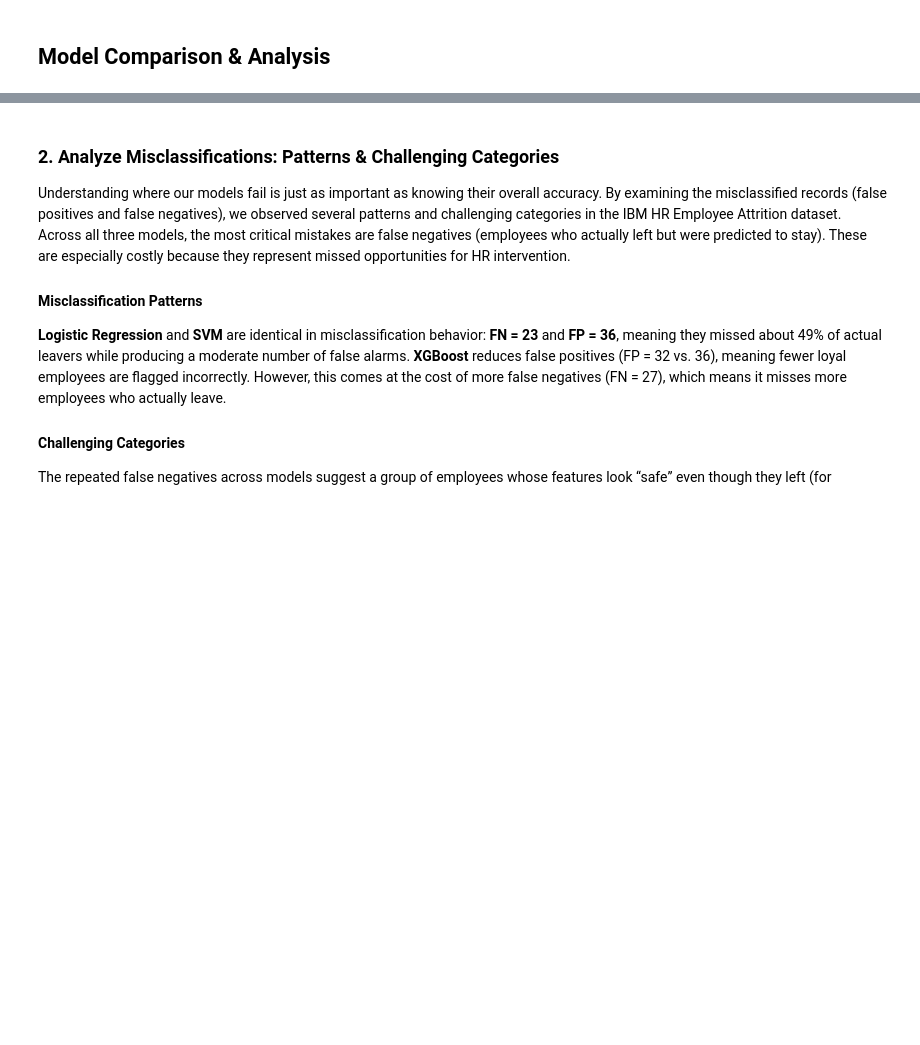
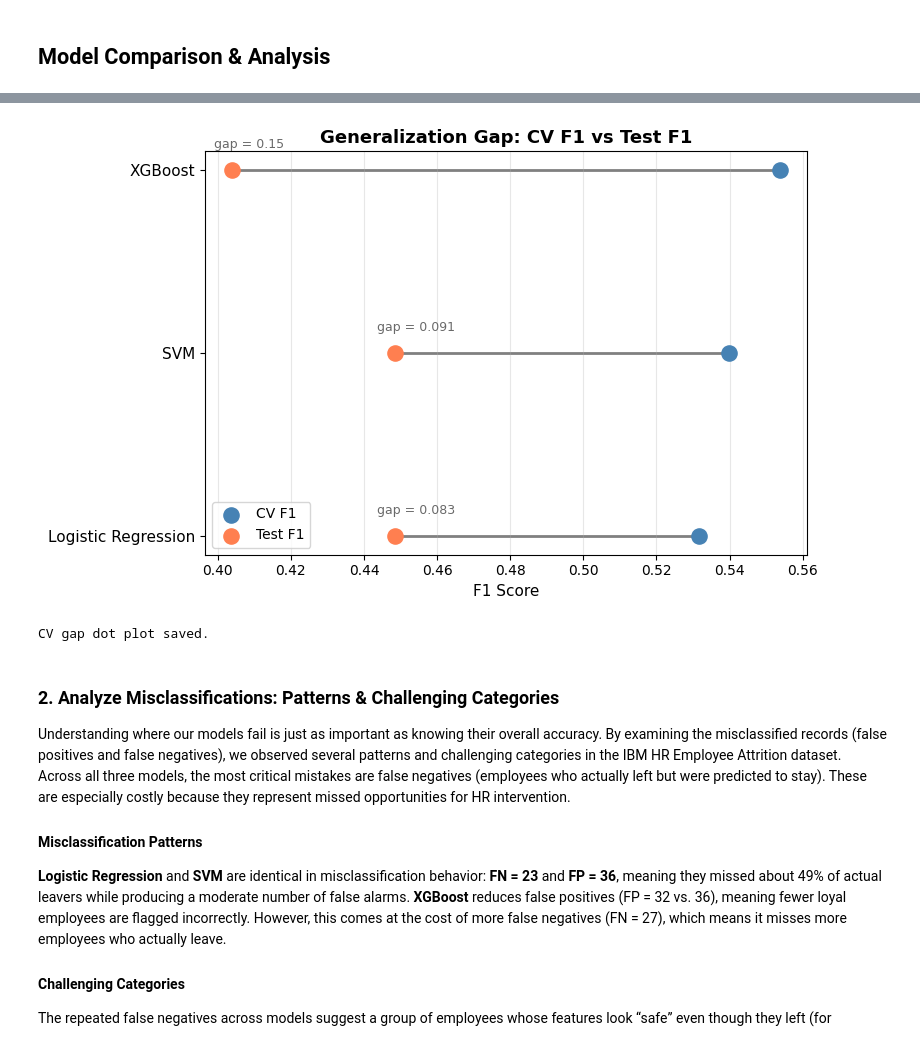
Before and after one commit to K0alaxy/SWE485-G2-Phase1, a Jupyter notebook: Phase1_Supervised_Learning.ipynb, the cells around one changed output, grey strips where cells are left out. Saved outputs shown, nothing was run; the diff lists cells and outputs as text; code cells hidden in the pictures; blank space fills up the shorter version.

Commit message:
added f1 comparison graph and explanation for results

```diff
--- a/Phase1_Supervised_Learning.ipynb
+++ b/Phase1_Supervised_Learning.ipynb
@@ -2089,6 +2092,40 @@ For AUC specifically, cross-validation shows a different picture for XGBoost. It
 While each model has strengths depending on which metric is prioritized, Logistic Regression performed best overall. Recall is the most critical metric here because missing an employee who is about to leave means no intervention happens, while incorrectly flagging someone who stays only results in an unnecessary and relatively minor HR intervention, making the two errors unequal in their consequences. On this metric, LR and SVM both outperform XGBoost, correctly identifying 51.1% of actual leavers compared to XGBoost's 42.6%. Between LR and SVM the test metrics are identical, so cross-validation becomes the differentiator. LR has the smallest CV to test gap of 0.083 and the most stable standard deviation of 0.025 across folds, meaning its performance holds up consistently regardless of which employees it is evaluated on. XGBoost achieved the best AUC of 0.77, indicating stronger probability ordering, but this did not result in better hard predictions and came with the largest drop from CV to test at 0.150, suggesting it generalizes less reliably on this dataset.
 
 Based on these findings, Logistic Regression is selected as the best performing model for this problem.
+# %%
+# ── CV GAP DOT PLOT ───────────────────────────────────────────────────────────
+
+models   = ['Logistic Regression', 'SVM', 'XGBoost']
+cv_f1    = [0.5315, 0.5398, 0.5537]
+test_f1  = [0.4486, 0.4486, 0.4040]
+
+fig, ax = plt.subplots(figsize=(8, 5))
+
+for i, model in enumerate(models):
+    # Draw connecting line between CV and Test
+    ax.plot([cv_f1[i], test_f1[i]], [i, i], color='gray', linewidth=2, zorder=1)
+    # CV dot
+    ax.scatter(cv_f1[i], i, color='steelblue', s=120, zorder=2, label='CV F1' if i == 0 else '')
+    # Test dot
+    ax.scatter(test_f1[i], i, color='coral', s=120, zorder=2, label='Test F1' if i == 0 else '')
+    # Gap annotation
+    gap = round(cv_f1[i] - test_f1[i], 3)
+    ax.text(test_f1[i] - 0.005, i + 0.12, f'gap = {gap}', fontsize=9, color='dimgray')
+
+ax.set_yticks(range(len(models)))
+ax.set_yticklabels(models, fontsize=11)
+ax.set_xlabel('F1 Score', fontsize=11)
+ax.set_title('Generalization Gap: CV F1 vs Test F1', fontsize=13, fontweight='bold')
+ax.legend(fontsize=10)
+ax.grid(True, alpha=0.3, axis='x')
+plt.tight_layout()
+plt.savefig('Supervised_Learning/plots/cv_gap_dotplot.png', dpi=150, bbox_inches='tight')
+plt.show()
+
+print('CV gap dot plot saved.')
+# %% [output]
+[figure, added]
+CV gap dot plot saved.
 # %% [markdown]
 ### 2. Analyze Misclassifications: Patterns & Challenging Categories
 Understanding where our models fail is just as important as knowing their overall accuracy. By examining the misclassified records (false positives and false negatives), we observed several patterns and challenging categories in the IBM HR Employee Attrition dataset.
```
Also changed, not shown: parts of 1 cell of this notebook.
